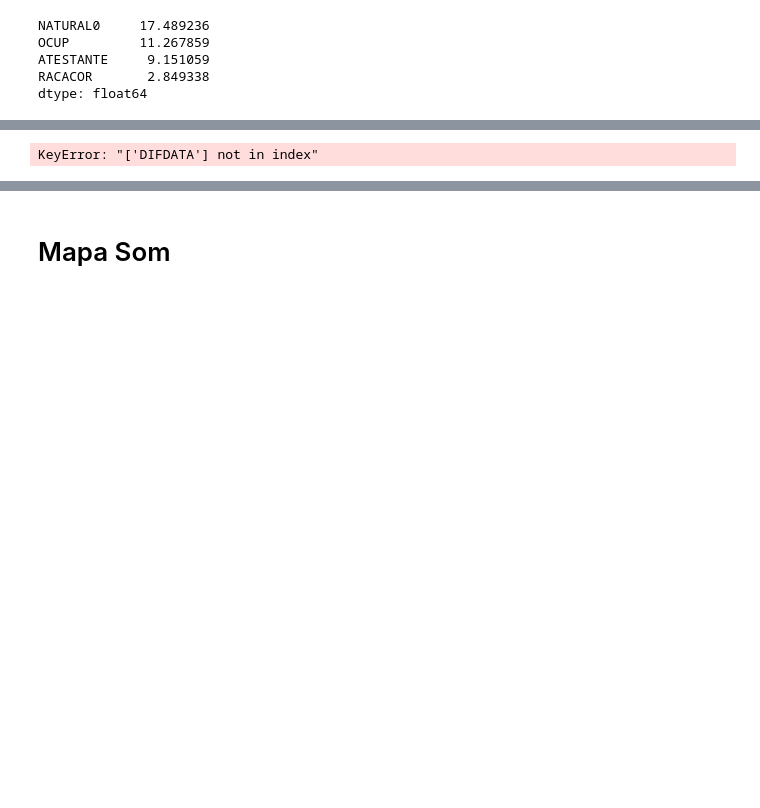
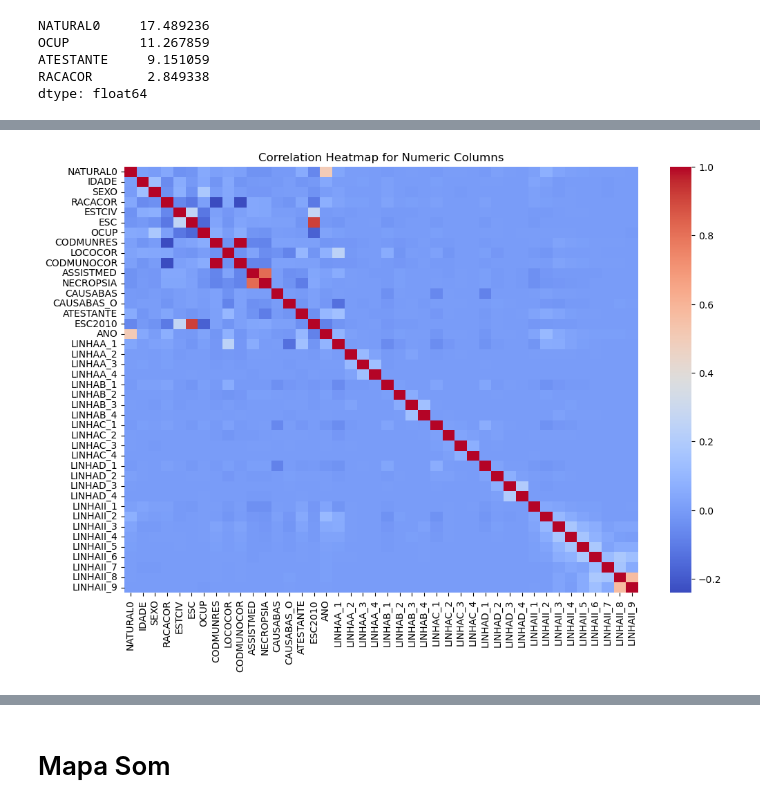
Before and after one commit to GabihSantana/work_in_progress, a Jupyter notebook: projetoObitosAlzheimer.ipynb, the cells around one changed output, grey strips where cells are left out. Drawn from its saved outputs; the diff is of its cells as text; code cells hidden in the pictures; blank space fills up the shorter version.

```diff
--- a/projetoObitosAlzheimer.ipynb
+++ b/projetoObitosAlzheimer.ipynb
@@ -319,14 +578,14 @@ plt.show()
 # %%
-target_columns = ['NATURAL0', 'IDADE', 'SEXO', 'RACACOR', 'ESTCIV', 'ESC', 'OCUP', 'LOCOCOR', 'ASSISTMED', 'NECROPSIA', 'LINHAA','LINHAB','LINHAC','LINHAD','LINHAII','CAUSABAS','DIFDATA','CAUSABAS_O']
-
-numeric_columns = df[target_columns].select_dtypes(include=['number']).columns
+target_columns = df.drop(columns=['LINHAA', 'LINHAB', 'LINHAC', 'LINHAD', 'LINHAII'])
+numeric_columns = target_columns.select_dtypes(include=['number']).columns
 
 # Compute and plot the heatmap for numeric columns
-sns.heatmap(df[numeric_columns].corr())
+plt.figure(figsize=(12,8))
+sns.heatmap(df[numeric_columns].corr(), cmap='coolwarm')
 plt.title("Correlation Heatmap for Numeric Columns")
 plt.show()
 # %% [output]
-KeyError: "['DIFDATA'] not in index"
+[figure, added]
 # %%
 from sklearn.preprocessing import LabelEncoder
 
```
Also changed, not shown: parts of 69 cells of this notebook.
